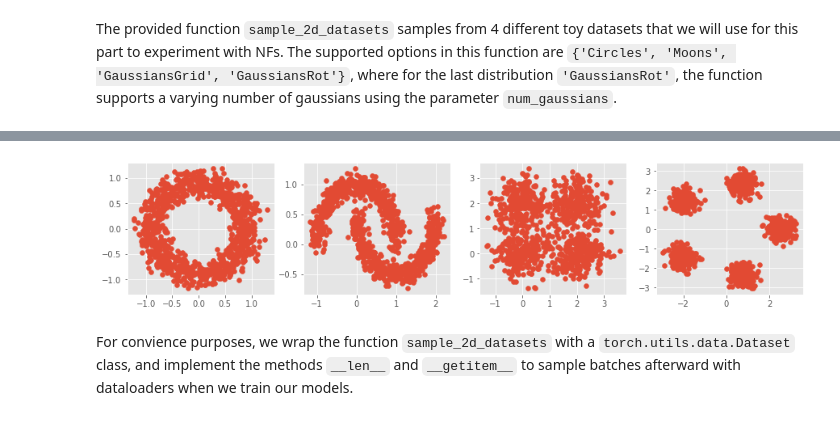
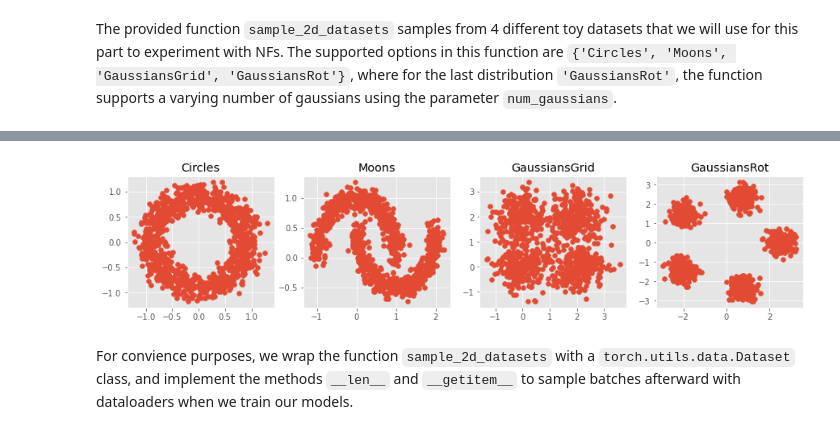
Before and after one commit to adidigit/statistical_methods_in_ip, a Jupyter notebook: HW1/HW1_Spring2022_KDE_NormalizingFlows.ipynb, the cells around one changed output, grey strips where cells are left out. Saved outputs shown, nothing was run; the diff lists cells and outputs as text; code cells hidden in the pictures.

```diff
--- a/HW1/HW1_Spring2022_KDE_NormalizingFlows.ipynb
+++ b/HW1/HW1_Spring2022_KDE_NormalizingFlows.ipynb
@@ -168,15 +168,17 @@ def sample_2d_datasets(dist_type, num_samples=1000, seed=0, num_gaussians=5):
 # %% [markdown]
 <img src="https://img.icons8.com/offices/80/000000/making-notes.png" style="height:30px;display:inline\">**<span style="color:red">Task 1</span>**. To get acquainted with this function, for each of the 4 distributions above, draw $N = 1000$ samples ${{x}_i}$. Display the drawn samples for each distribution in a separate plot.
 # %%
-samples = [sample_2d_datasets(dist_type) for dist_type in ['Circles', 'Moons', 'GaussiansGrid', 'GaussiansRot']]
+dists = ['Circles', 'Moons', 'GaussiansGrid', 'GaussiansRot']
+samples = [sample_2d_datasets(dist_type) for dist_type in dists]
 # %%
 import matplotlib.pyplot as plt
 
 fig,ax = plt.subplots(1,4,figsize=(15,3))
 for i,sample in enumerate(samples):
     ax[i].scatter(sample[:,0],sample[:,1])
+    ax[i].set_title(dists[i])
 # %% [output]
-[figure, old version]
+[figure, new version]
 # %% [markdown]
 For convience purposes, we wrap the function `sample_2d_datasets` with a `torch.utils.data.Dataset` class, and implement the methods `__len__` and `__getitem__` to sample batches afterward with dataloaders when we train our models.
 # %%
```
Also changed, not shown: parts of 11 cells of this notebook.
